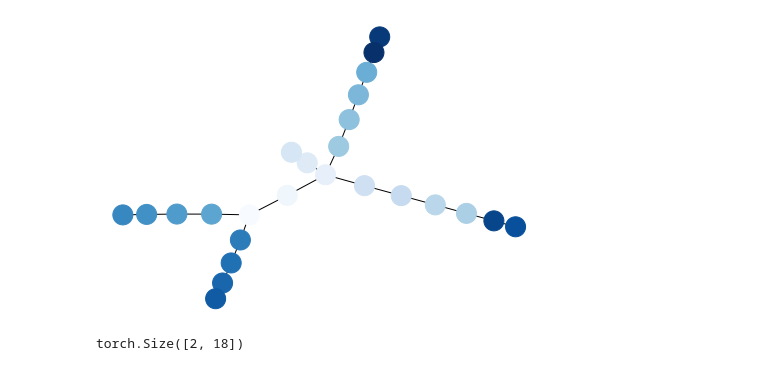
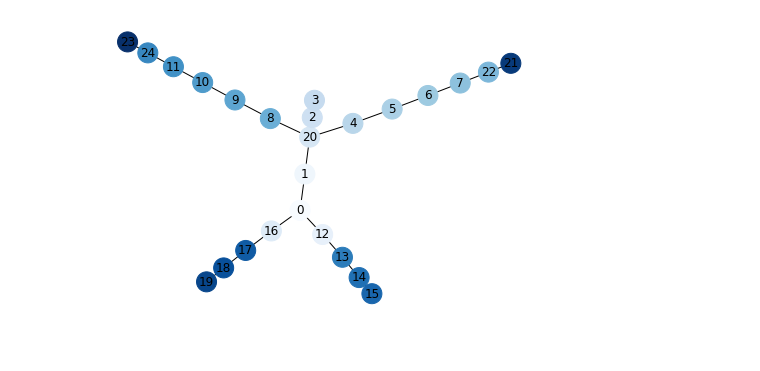
Before and after one commit to TYSSSY/Apb-gcn, a Jupyter notebook: visualization.ipynb, the cells around one changed output. Cells and saved outputs as stored; diff of their text form; code cells hidden in the pictures.

```diff
--- a/visualization.ipynb
+++ b/visualization.ipynb
@@ -5,25 +5,21 @@ import matplotlib.pyplot as plt
 import networkx as nx
 from torch_sparse import spspmm
 # %%
-skeletion = [(1, 2), (2, 21), (3, 21), (4, 3), (5, 21), (6, 5), (7, 6),
+skeleton = [(1, 2), (2, 21), (3, 21), (4, 3), (5, 21), (6, 5), (7, 6),
              (8, 7), (9, 21), (10, 9), (11, 10), (12, 11), (13, 1),
              (14, 13), (15, 14), (16, 15), (17, 1), (18, 17), (19, 18),
              (20, 19), (22, 23), (23, 8), (24, 25), (25, 12)]
-outward = [(j, i) for (i, j) in skeletion]
-skeletion = skeletion + outward
-sk = torch.tensor(skeletion).t() - 1
-g = nx.Graph()
-t = pyg.utils.to_networkx(pyg.data.Data(torch.ones(sk.shape[1]), sk))
+outward = [(j, i) for (i, j) in skeleton]
+skeleton = skeleton + outward
+sk = torch.tensor(skeleton).t() - 1
+# plot skeleton
+g = nx.Graph()   # undirected graph
+dim = sk.shape[1]
+t = pyg.utils.to_networkx(pyg.data.Data(torch.ones(dim), sk)) # directed graph
 g.add_edges_from(t.edges)
 pos = nx.spring_layout(g, iterations=200)
 nx.draw(g, pos, node_color=range(25), node_size=400, cmap=plt.cm.Blues)
+labels = nx.draw_networkx_labels(g, pos)
 plt.show()
 # %% [output]
-[figure, old version]
+[figure, new version]
-# %%
-dim = sk.shape[1]
-val = torch.ones(sk.shape[1])
-sks = spspmm(sk, val, sk, val, dim, dim, dim)
-sks[0].shape
-# %% [output]
-torch.Size([2, 18])
```
Also changed, not shown: parts of 6 cells of this notebook.
